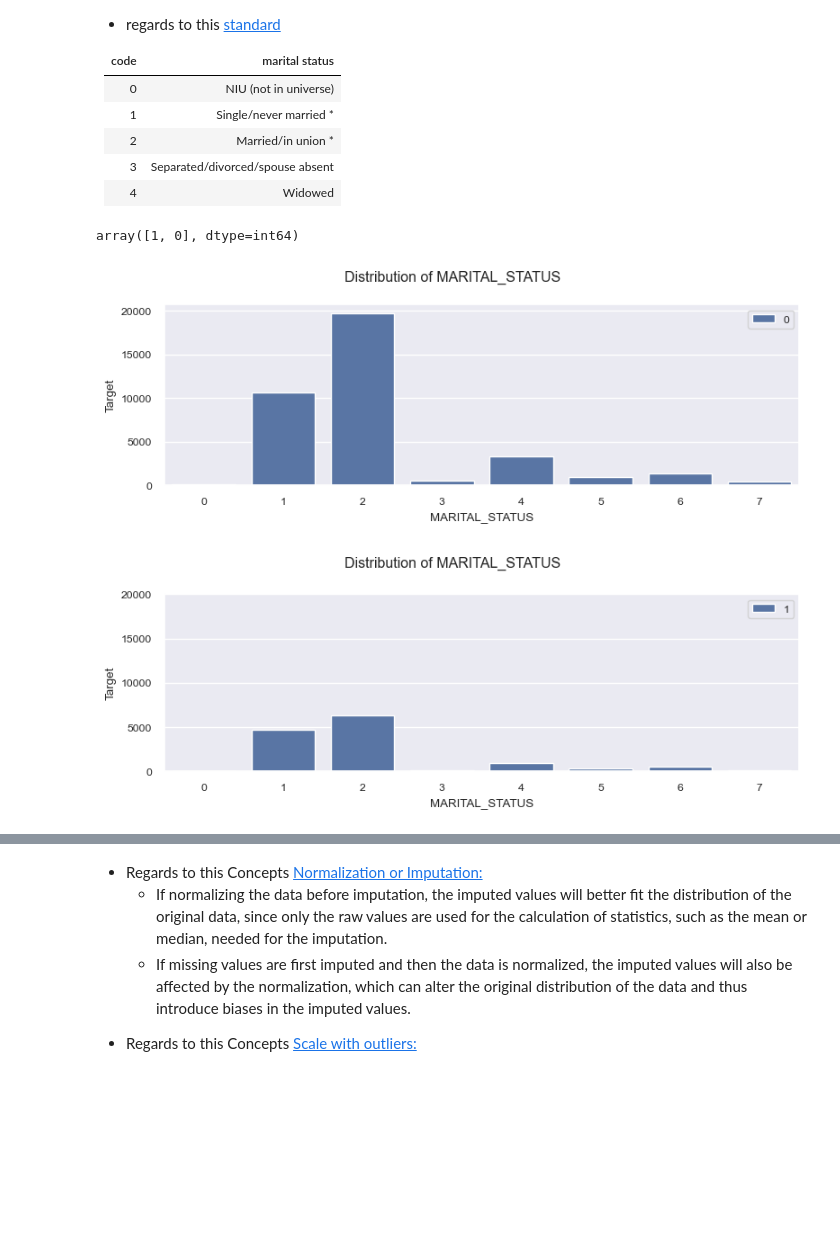
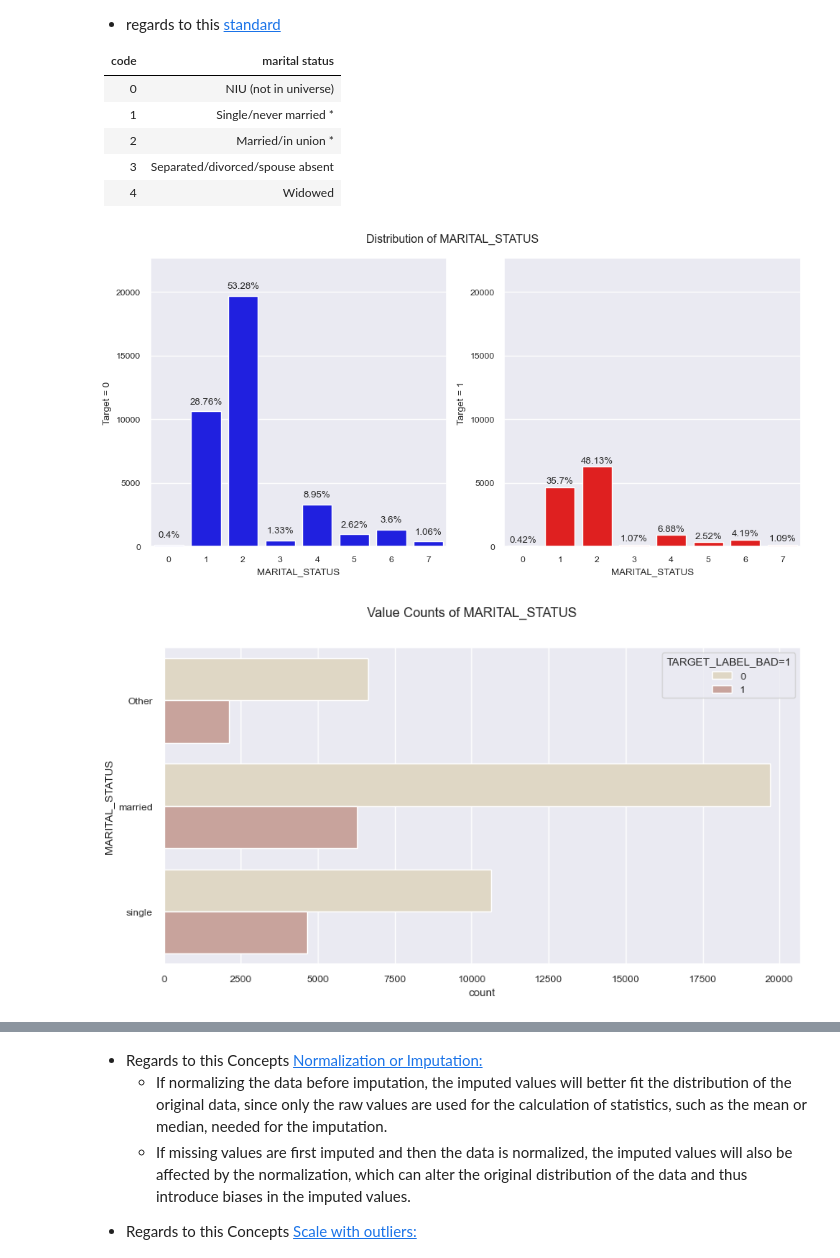
Before and after one commit to tutecode/credit-risk-analysis, a Jupyter notebook: src/notebooks/eda_ml_model_dev_v0.ipynb, the cells around one changed output, grey strips where cells are left out. Saved outputs shown, nothing was run; the diff lists cells and outputs as text; code cells hidden in the pictures; blank space fills up the shorter version.

```diff
--- a/src/notebooks/eda_ml_model_dev_v0.ipynb
+++ b/src/notebooks/eda_ml_model_dev_v0.ipynb
@@ -389,7 +390,3 @@ Relationship between Age and Marital Status
 |2|	Married/in union *|
 |3|	Separated/divorced/spouse absent|
 |4|	Widowed|
-# %%
-app_train[target_col].unique()
-# %% [output]
-array([1, 0], dtype=int64)
@@ -406,7 +393,8 @@ sns.countplot(ax=axes, data=app_x, x='MARITAL_STATUS', hue=0)
 # %%
+# 'MARITAL_STATUS'
 reload(plot)
-plot.plotting_distribution_bar(app_x, 'MARITAL_STATUS') # before changes
-plot.plotting_distribution_bar(app_y, 'MARITAL_STATUS') # before changes
+plot.plotting_distribution_bar(app_train, 'MARITAL_STATUS', 'horizontal') # before changes
+plot.plot_value_counts(app_train_cop, 'MARITAL_STATUS') # after changes
 # %% [output]
-[figure, old version]
+[figure, new version]
-[figure, old version]
+[figure, new version]
```
Also changed, not shown: parts of 28 cells of this notebook, 3 other files.
